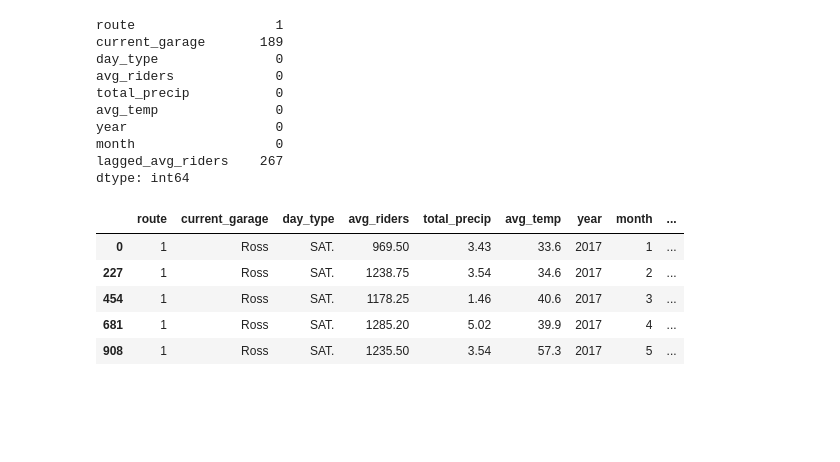
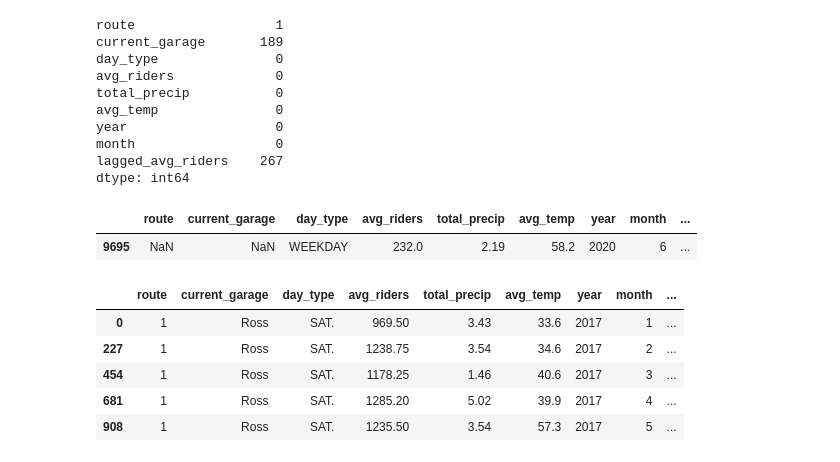
Before and after one commit to KateMunkacsy/90803ML-FinalProject, a Jupyter notebook: 2_feature_generation.ipynb, the cells around one changed output. Saved outputs shown, nothing was run; the diff lists cells and outputs as text; code cells hidden in the pictures; blank space fills up the shorter version.

```diff
--- a/2_feature_generation.ipynb
+++ b/2_feature_generation.ipynb
@@ -64,7 +70,7 @@ total_precip      float64
 avg_temp          float64
 dtype: object
 # %%
+## Create numeric month and year columns for date feature
 data['year_month'] = data['year_month'].astype(str)
+data['year'] = data['year_month'].str[:4].astype(int)
+data['month'] = data['year_month'].str[4:].astype(int)
-# %%
-data['year'] = data['year_month'].str[:4]
-data['month'] = data['year_month'].str[4:]
@@ -71,4 +117,4 @@ data['month'] = data['year_month'].str[4:]
 # %%
-data['year'] = data['year'].astype(int)
-data['month'] = data['month'].astype(int)
+# Drop year-month combination column and preview updates
 data.drop('year_month', axis=1, inplace=True)
+data.head()
@@ -115,8 +162,10 @@ year                   0
 month                  0
 lagged_avg_riders    267
 dtype: int64
-# %%
-
-# Set pandas to display more rows (e.g., 100 rows)
-pd.set_option('display.max_rows', None)
+# %%
+# Review observation missing route information
+data[data['route'].isna()]
+# %% [output]
+|  | route | current_garage | day_type | avg_riders | total_precip | avg_temp | year | month | ... |
+| 9695 | NaN | NaN | WEEKDAY | 232.0 | 2.19 | 58.2 | 2020 | 6 | ... |
 # %%
```
Also changed, not shown: parts of 49 cells of this notebook, 2 other files.
